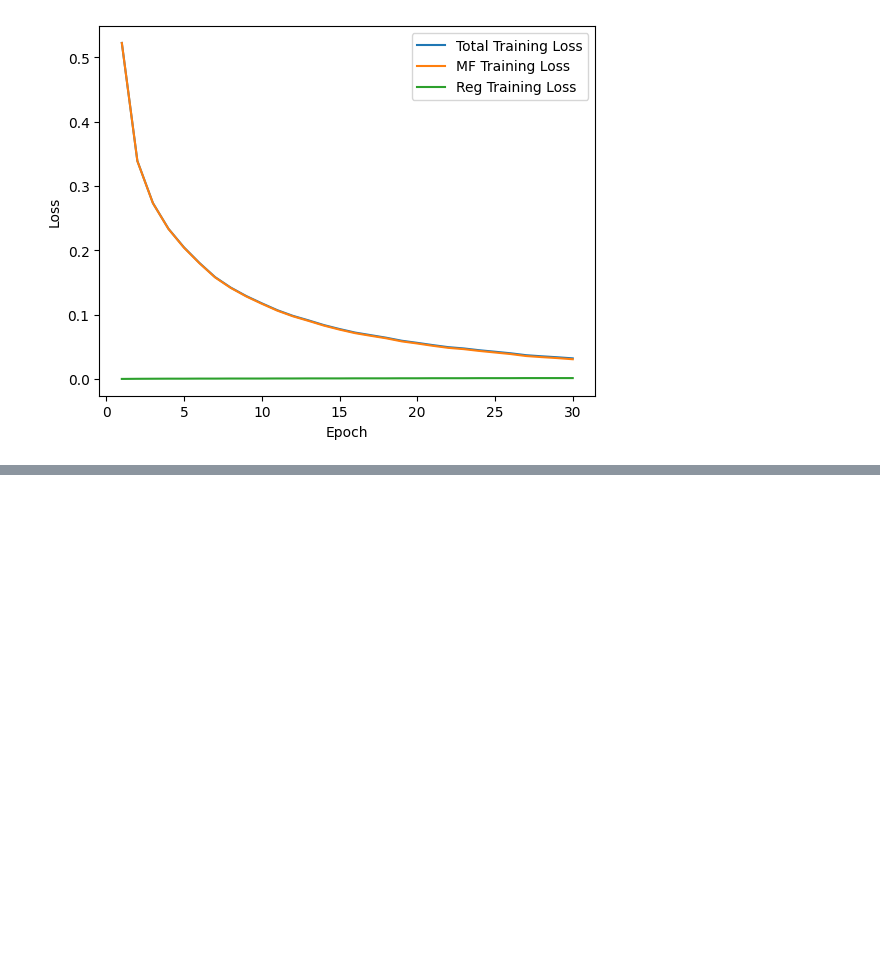
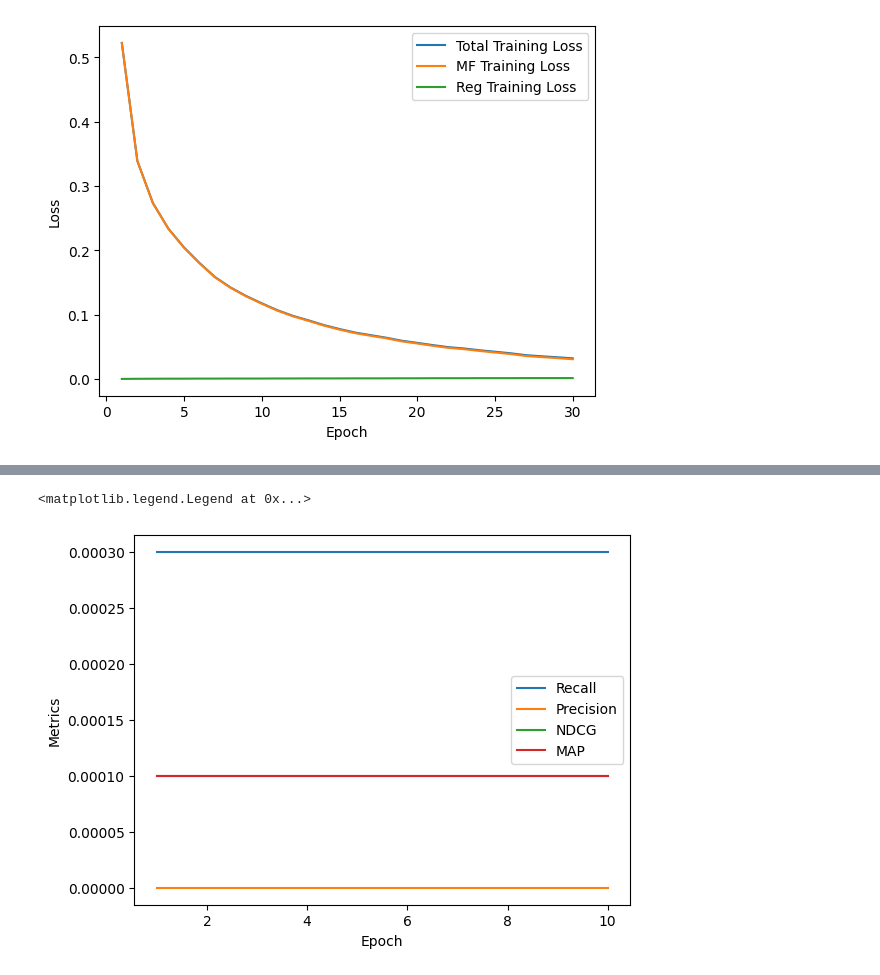
Before and after one commit to LauWyeRock/RecommendationSystem, a Jupyter notebook: GNN/GNN_try.ipynb, the cells around one changed output, grey strips where cells are left out. Cells and saved outputs as stored; diff of their text form; code cells hidden in the pictures; blank space fills up the shorter version.

```diff
--- a/GNN/GNN_try.ipynb
+++ b/GNN/GNN_try.ipynb
@@ -828,0 +1020,12 @@ supervised learning
+# %%
+epoch_list = [(i+1) for i in range(EPOCHS)]
+plt.plot(epoch_list, recall_list, label='Recall')
+plt.plot(epoch_list, precision_list, label='Precision')
+plt.plot(epoch_list, ndcg_list, label='NDCG')
+plt.plot(epoch_list, map_list, label='MAP')
+plt.xlabel('Epoch')
+plt.ylabel('Metrics')
+plt.legend()
+# %% [output]
+<matplotlib.legend.Legend at 0x...>
+[figure, added]
```
Also changed, not shown: parts of 16 cells of this notebook, 1 other file.
